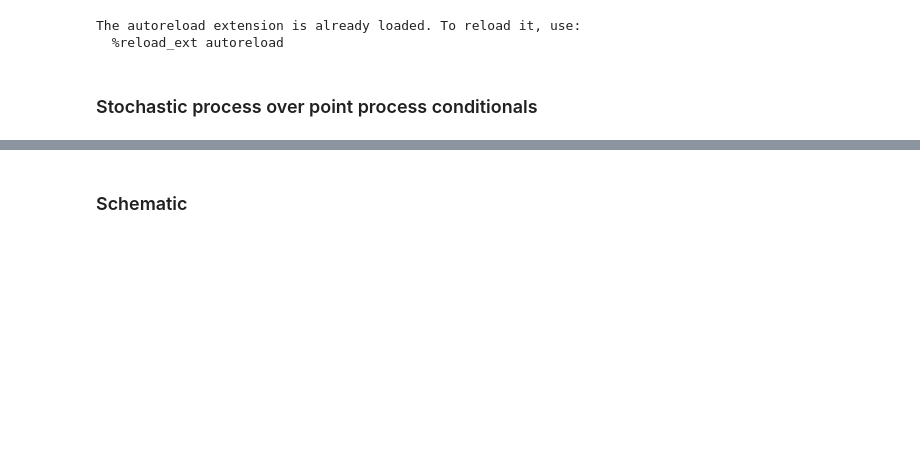
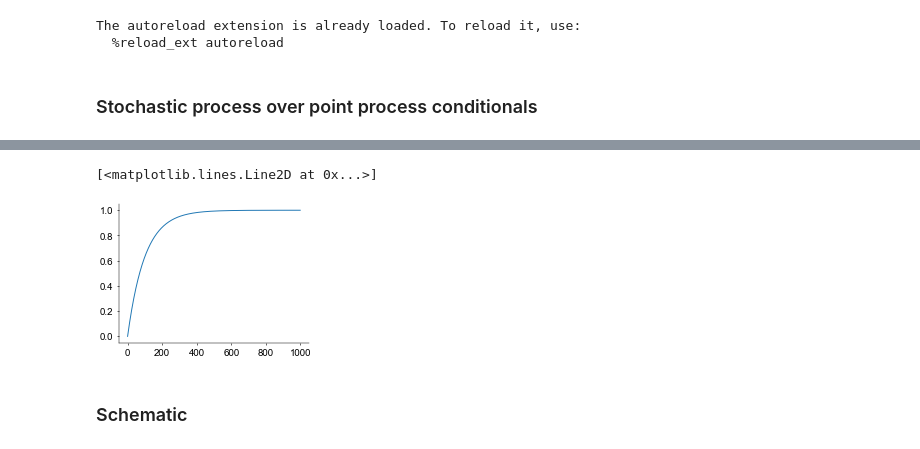
Before and after one commit to davindicode/nonparametric-nonrenewal-process, a Jupyter notebook: notebooks/plots.ipynb, the cells around one changed output, grey strips where cells are left out. Drawn from its saved outputs; the diff is of its cells as text; code cells hidden in the pictures; blank space fills up the shorter version.

```diff
--- a/notebooks/plots.ipynb
+++ b/notebooks/plots.ipynb
@@ -23,14 +23,10 @@ if not os.path.exists('./output'):
     os.makedirs('./output')
 
 
-from neuroprob import utils
-
-import model_utils
-
 import pickle
 
 
-plt.style.use(['paper.mplstyle'])
+plt.style.use(['../paper.mplstyle'])
 # %% [output]
 The autoreload extension is already loaded. To reload it, use:
   %reload_ext autoreload
@@ -125,3 +118,13 @@ dtau_dt = 1/(t+tau_0)
+# %%
+# time transform
+t = np.arange(1000)
+t0 = 100
+tau = (1 - np.exp(-t / t0))
+# %%
+plt.plot(t, tau)
+# %% [output]
+[<matplotlib.lines.Line2D at 0x...>]
+[figure, added]
 # %%
 plt.plot(tau, p.mean(0).T)
 plt.plot(tau[:, None].repeat(p.shape[0], axis=1), p.T, alpha=0.3)
```
Also changed, not shown: parts of 2 cells of this notebook, 13 other files.
